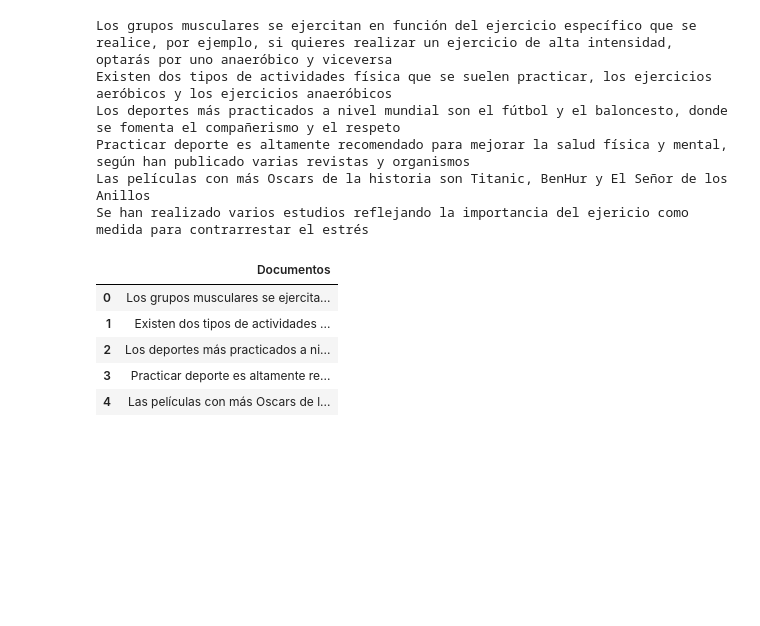
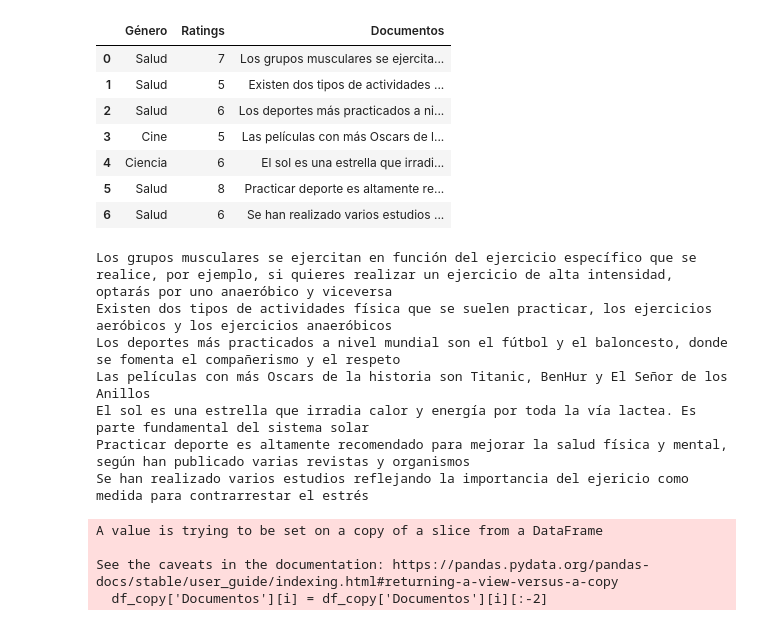
Before and after one commit to JulioPerez-ML/Documents_Recommendation_System_based_on_content_and_KNN, a Jupyter notebook: Practica2_SistemasRecomendadores.ipynb, the cells around one changed output. Cells and saved outputs as stored; diff of their text form; code cells hidden in the pictures; blank space fills up the shorter version.

```diff
--- a/Practica2_SistemasRecomendadores.ipynb
+++ b/Practica2_SistemasRecomendadores.ipynb
@@ -37,28 +43,39 @@ nltk.download('punkt')
 True
-# %%
-file = open("Documentos.txt", "r", encoding='utf8')
-lines = file.readlines()
-df = pd.DataFrame(lines, columns=['Documentos'])
-
-df_copy = df.copy()
-for i,x in enumerate(df_copy['Documentos']):
-        df_copy['Documentos'][i] = df_copy['Documentos'][i][:-2]
-        print(df_copy['Documentos'][i])
-
-df['Documentos'] = df_copy['Documentos']
-
-df.head()
-# %% [output]
-Los grupos musculares se ejercitan en función del ejercicio específico que se realice, por ejemplo, si quieres realizar un ejercicio de alta intensidad, optarás por uno anaeróbico y viceversa
-Existen dos tipos de actividades física que se suelen practicar, los ejercicios aeróbicos y los ejercicios anaeróbicos
-Los deportes más practicados a nivel mundial son el fútbol y el baloncesto, donde se fomenta el compañerismo y el respeto
-Practicar deporte es altamente recomendado para mejorar la salud física y mental, según han publicado varias revistas y organismos
-Las películas con más Oscars de la historia son Titanic, BenHur y El Señor de los Anillos
-Se han realizado varios estudios reflejando la importancia del ejericio como medida para contrarrestar el estrés
-|  | Documentos |
-| 0 | Los grupos musculares se ejercita... |
-| 1 | Existen dos tipos de actividades ... |
-| 2 | Los deportes más practicados a ni... |
-| 3 | Practicar deporte es altamente re... |
-| 4 | Las películas con más Oscars de l... |
+# %%
+file = open("Documentos.txt", "r", encoding='utf8')
+lines = file.readlines()
+
+datos = {'Género':['Salud', 'Salud', 'Salud', 'Cine', 'Ciencia', 'Salud', 'Salud'],
+        'Ratings':[7,5,6,5,6,8,6],
+        'Documentos':lines}
+df = pd.DataFrame(data = datos)
+df.head(10)
+# %% [output]
+|  | Género | Ratings | Documentos |
+| 0 | Salud | 7 | Los grupos musculares se ejercita... |
+| 1 | Salud | 5 | Existen dos tipos de actividades ... |
+| 2 | Salud | 6 | Los deportes más practicados a ni... |
+| 3 | Cine | 5 | Las películas con más Oscars de l... |
+| 4 | Ciencia | 6 | El sol es una estrella que irradi... |
+| 5 | Salud | 8 | Practicar deporte es altamente re... |
+| 6 | Salud | 6 | Se han realizado varios estudios ... |
+# %%
+df_copy = df.copy()
+for i,x in enumerate(df_copy['Documentos']):
+        df_copy['Documentos'][i] = df_copy['Documentos'][i][:-2]
+        print(df_copy['Documentos'][i])
+
+df['Documentos'] = df_copy['Documentos']
+# %% [output]
+Los grupos musculares se ejercitan en función del ejercicio específico que se realice, por ejemplo, si quieres realizar un ejercicio de alta intensidad, optarás por uno anaeróbico y viceversa
+Existen dos tipos de actividades física que se suelen practicar, los ejercicios aeróbicos y los ejercicios anaeróbicos
+Los deportes más practicados a nivel mundial son el fútbol y el baloncesto, donde se fomenta el compañerismo y el respeto
+Las películas con más Oscars de la historia son Titanic, BenHur y El Señor de los Anillos
+El sol es una estrella que irradia calor y energía por toda la vía lactea. Es parte fundamental del sistema solar
+Practicar deporte es altamente recomendado para mejorar la salud física y mental, según han publicado varias revistas y organismos
+Se han realizado varios estudios reflejando la importancia del ejericio como medida para contrarrestar el estrés
+A value is trying to be set on a copy of a slice from a DataFrame
+
+See the caveats in the documentation: https://pandas.pydata.org/pandas-docs/stable/user_guide/indexing.html#returning-a-view-versus-a-copy
+  df_copy['Documentos'][i] = df_copy['Documentos'][i][:-2]
 # %%
```
Also changed, not shown: parts of 16 cells of this notebook, 1 other file.
